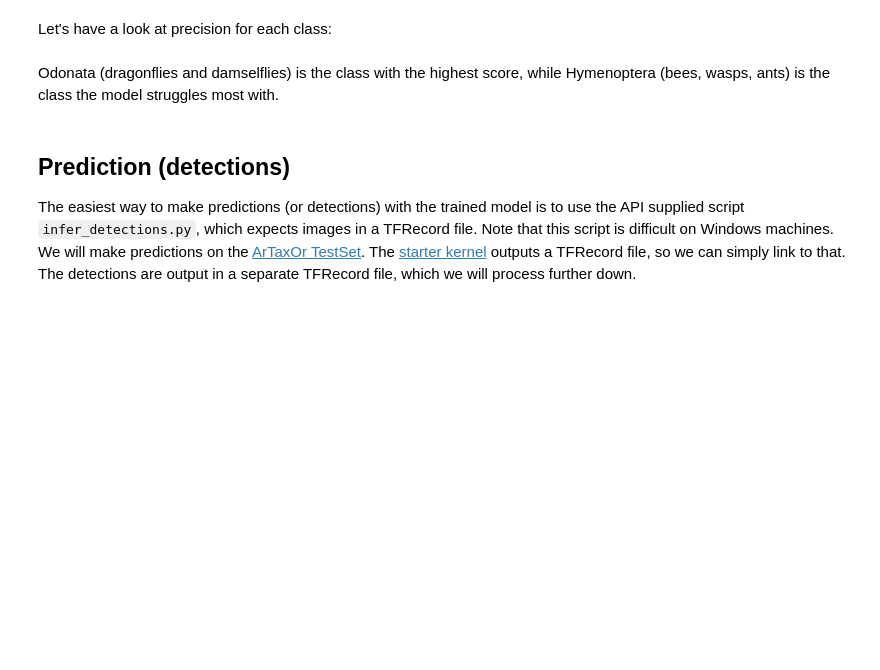
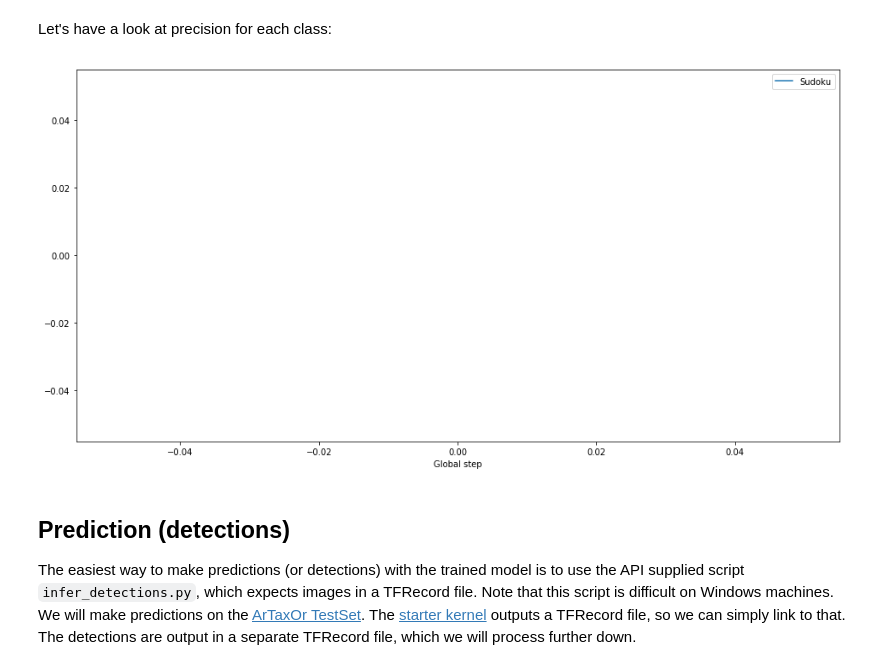
Before and after one commit to niharikakumari/Sudoku-HoughLine-OCR, a Jupyter notebook: tensorflow-object-detection-on-sudoku-data.ipynb, the cells around one changed output. Saved outputs shown, nothing was run; the diff lists cells and outputs as text; code cells hidden in the pictures; blank space fills up the shorter version.

Commit message:
Add files via upload
script running on kaggle with 40k steps

```diff
--- a/tensorflow-object-detection-on-sudoku-data.ipynb
+++ b/tensorflow-object-detection-on-sudoku-data.ipynb
@@ -702,39 +733,40 @@ plt.legend(['mAP@0.5IOU']);
 # %% [markdown]
 Let's have a look at precision for each class:
 # %%
-# APAraneae=[]
-# for r in findall("AP@0.5IOU/Araneae = {:f}", data):
-#     APAraneae.append(r[0])
+Sudoku=[]
+for r in findall("AP@0.5IOU/Sudoku = {:f}", data):
+    Sudoku.append(r[0])
 # APColeoptera=[]
 # for r in findall("AP@0.5IOU/Coleoptera = {:f}", data):
 #     APColeoptera.append(r[0])
 # APDiptera=[]
 # for r in findall("AP@0.5IOU/Diptera = {:f}", data):
 #     APDiptera.append(r[0])
 # APHemiptera=[]
 # for r in findall("AP@0.5IOU/Hemiptera = {:f}", data):
 #     APHemiptera.append(r[0])
 # APHymenoptera=[]
 # for r in findall("AP@0.5IOU/Hymenoptera = {:f}", data):
 #     APHymenoptera.append(r[0])
 # APLepidoptera=[]
 # for r in findall("AP@0.5IOU/Lepidoptera = {:f}", data):
 #     APLepidoptera.append(r[0])
 # APOdonata=[]
 # for r in findall("AP@0.5IOU/Odonata = {:f}", data):
 #     APOdonata.append(r[0])
-# plt.figure(figsize=(16, 8))
-# plt.plot(step,APAraneae)
+plt.figure(figsize=(16, 8))
+plt.plot(step,Sudoku)
 # plt.plot(step,APColeoptera)
 # plt.plot(step,APDiptera)
 # plt.plot(step,APHemiptera)
 # plt.plot(step,APHymenoptera)
 # plt.plot(step,APLepidoptera)
 # plt.plot(step,APOdonata)
-# plt.xlabel('Global step')
+plt.xlabel('Global step')
 # plt.legend(['AP Araneae', 'AP Coleoptera', 'AP Diptera', 'AP Hemiptera', 'AP Hymenoptera', 'AP Lepidoptera', 'AP Odonata']);
+plt.legend(['Sudoku']);
+# %% [output]
+[figure, added]
-# %% [markdown]
-Odonata (dragonflies and damselflies) is the class with the highest score, while Hymenoptera (bees, wasps, ants) is the class the model struggles most with.
 # %% [markdown]
 ## Prediction (detections)
 The easiest way to make predictions (or detections) with the trained model is to use the API supplied script `infer_detections.py`, which expects images in a TFRecord file. Note that this script is difficult on Windows machines. We will make predictions on the [ArTaxOr TestSet](https://www.kaggle.com/mistag/arthropod-taxonomy-orders-object-detection-testset). The [starter kernel](https://www.kaggle.com/mistag/starter-arthropod-taxonomy-orders-testset) outputs a TFRecord file, so we can simply link to that. The detections are output in a separate TFRecord file, which we will process further down.
```
Also changed, not shown: parts of 24 cells of this notebook.
